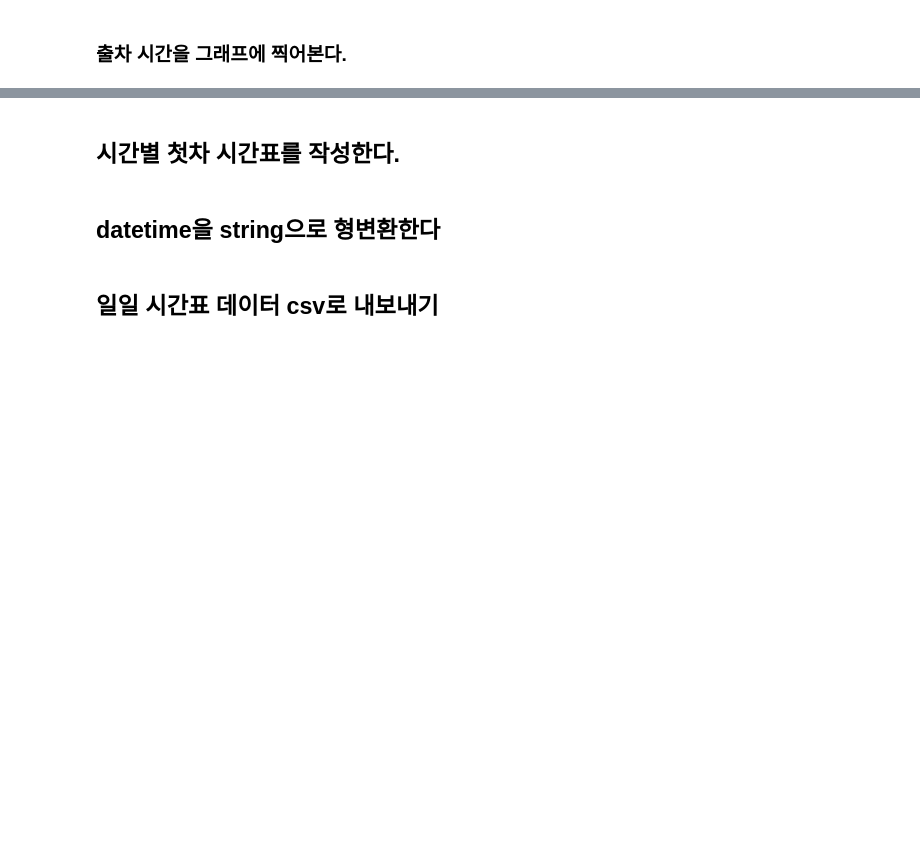
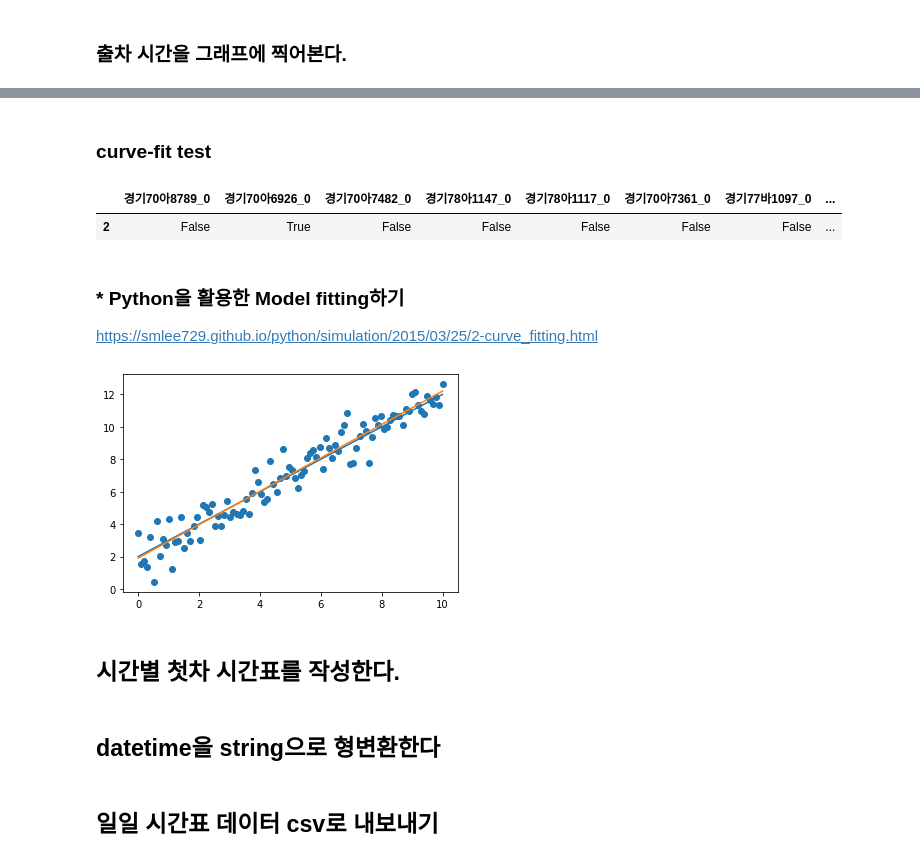
Before and after one commit to pilltong/Data-Structure-Project, a Jupyter notebook: BTTA_MakeTimeTable.ipynb, the cells around one changed output, grey strips where cells are left out. Drawn from its saved outputs; the diff is of its cells as text; code cells hidden in the pictures; blank space fills up the shorter version.

```diff
--- a/BTTA_MakeTimeTable.ipynb
+++ b/BTTA_MakeTimeTable.ipynb
@@ -521,3 +692,44 @@ pd.DataFrame(newDatetimeSeries).transpose()
+# %% [markdown]
+### curve-fit test
+# %%
+#데이터 확인
+datetimeArr = oneDay_df.iloc[1]
+
+# 2. 시리즈(np.array)에서 기준시간을 뺀다. 데이터 타입이 timedelta로 바뀐다.
+sampleTime = np.datetime64(todayDateTimeStr)
+timedeltaArr = datetimeArr - sampleTime
+timedeltaSeries = pd.Series(timedeltaArr)
+totalSecondsSeries = timedeltaSeries.dt.total_seconds()
+totalSecondsSeries /= 60
+pd.DataFrame(totalSecondsSeries).transpose().isnull()
+
+# plt.scatter(np.arange(len(totalSecondsSeries)), totalSecondsSeries, s=totalSecondsSeries>0)
+# %% [output]
+|  | 경기70아8789_0 | 경기70아6926_0 | 경기70아7482_0 | 경기78아1147_0 | 경기78아1117_0 | 경기70아7361_0 | 경기77바1097_0 | ... |
+| 2 | False | True | False | False | False | False | False | ... |
+# %% [markdown]
+### * Python을 활용한 Model fitting하기
+https://smlee729.github.io/python/simulation/2015/03/25/2-curve_fitting.html
+# %%
+# y=ax+b를 리턴합니다.
+def func(x, a, b):
+    return a*x + b
+# %%
+x = np.linspace(0, 10, 100) #0에서 10까지 100개의 구간으로 나눕니다.
+# %%
+y = func(x, 1, 2)
+# %%
+popt, pcov = curve_fit(func, x, yn)
+# %%
+np.random.seed(1)
+yn = y + 0.9*np.random.normal(size=len(x))
+
+plt.plot(x, y)
+plt.plot(x, func(x, *popt))
+plt.scatter(x, yn)
+plt.show()
+# %% [output]
+[figure, added]
 # %% [markdown]
 ## 시간별 첫차 시간표를 작성한다.
 # %%
```
Also changed, not shown: parts of 28 cells of this notebook.
